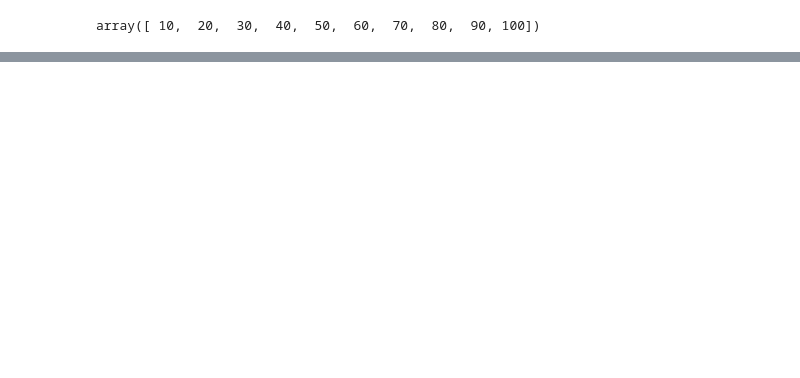
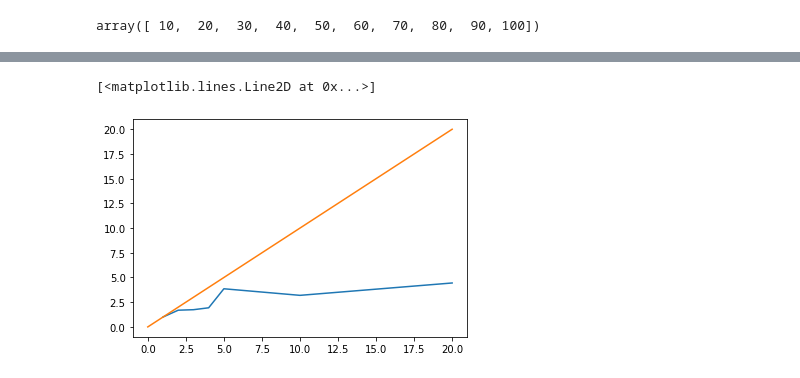
Before and after one commit to ALuchinsky/-Fall2022_CS4170, a Jupyter notebook: analysis/final_analysis.ipynb, the cells around one changed output, grey strips where cells are left out. Cells and saved outputs as stored; diff of their text form; code cells hidden in the pictures; blank space fills up the shorter version.

```diff
--- a/analysis/final_analysis.ipynb
+++ b/analysis/final_analysis.ipynb
@@ -128,0 +99,11 @@ plt.plot(p, time)
+# %%
+# p-dependence of the evTime
+dff = res.query("N==50")
+serial = float(dff.query("p==1")["evTime"])
+pList = dff["p"]
+speedup = serial/dff["evTime"]
+plt.plot(pList, speedup)
+plt.plot([0,20], [0,20])
+# %% [output]
+[<matplotlib.lines.Line2D at 0x...>]
+[figure, added]
```
Also changed, not shown: parts of 17 cells of this notebook, 2 other files.
